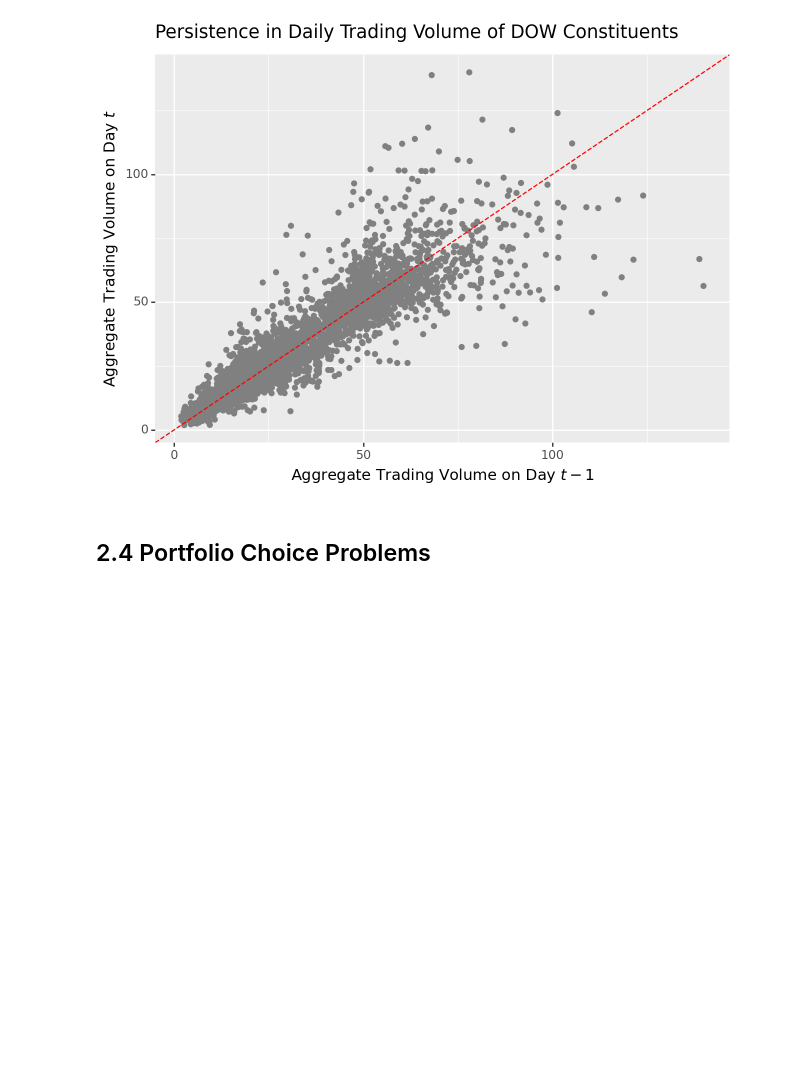
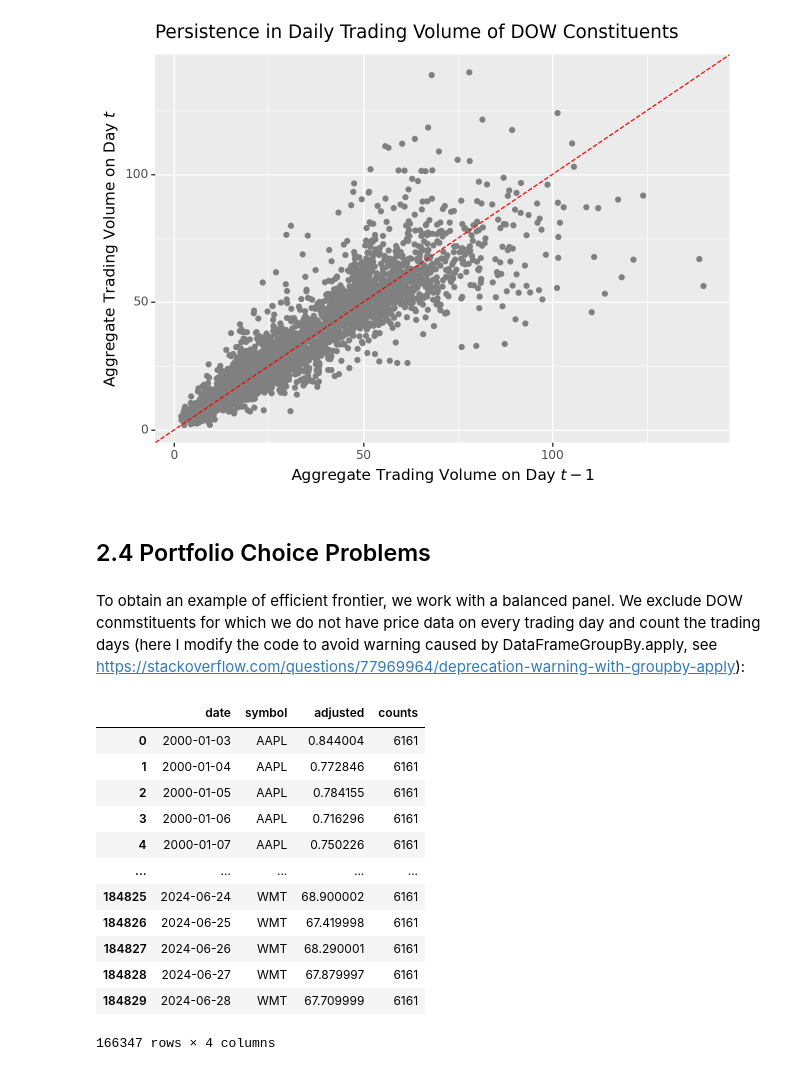
Before and after one commit to SteveXFLiu/tidyFinance, a Jupyter notebook: ch02.ipynb, the cells around one changed output. Drawn from its saved outputs; the diff is of its cells as text; code cells hidden in the pictures; blank space fills up the shorter version.

```diff
--- a/ch02.ipynb
+++ b/ch02.ipynb
@@ -463,3 +463,30 @@ trading_volume_persistence_figure.draw()
 [figure]
 # %% [markdown]
 ## 2.4 Portfolio Choice Problems
+# %% [markdown]
+To obtain an example of efficient frontier, we work with a balanced panel. We exclude DOW conmstituents for which we do not have price data on every trading day and count the trading days (here I modify the code to avoid warning caused by DataFrameGroupBy.apply, see https://stackoverflow.com/questions/77969964/deprecation-warning-with-groupby-apply):
+# %%
+prices = (
+    index_prices
+    .assign(Symbol=index_prices.symbol)
+    .groupby("Symbol")
+    .apply(lambda x: x.assign(counts=x["adjusted"].dropna().count()), include_groups=False)
+    .reset_index(drop=True)
+    .query("counts == counts.max()")
+)
+
+prices
+# %% [output]
+|  | date | symbol | adjusted | counts |
+| 0 | 2000-01-03 | AAPL | 0.844004 | 6161 |
+| 1 | 2000-01-04 | AAPL | 0.772846 | 6161 |
+| 2 | 2000-01-05 | AAPL | 0.784155 | 6161 |
+| 3 | 2000-01-06 | AAPL | 0.716296 | 6161 |
+| 4 | 2000-01-07 | AAPL | 0.750226 | 6161 |
+| ... | ... | ... | ... | ... |
+| 184825 | 2024-06-24 | WMT | 68.900002 | 6161 |
+| 184826 | 2024-06-25 | WMT | 67.419998 | 6161 |
+| 184827 | 2024-06-26 | WMT | 68.290001 | 6161 |
+| 184828 | 2024-06-27 | WMT | 67.879997 | 6161 |
+| 184829 | 2024-06-28 | WMT | 67.709999 | 6161 |
+166347 rows × 4 columns
```
Also changed, not shown: parts of 15 cells of this notebook.
